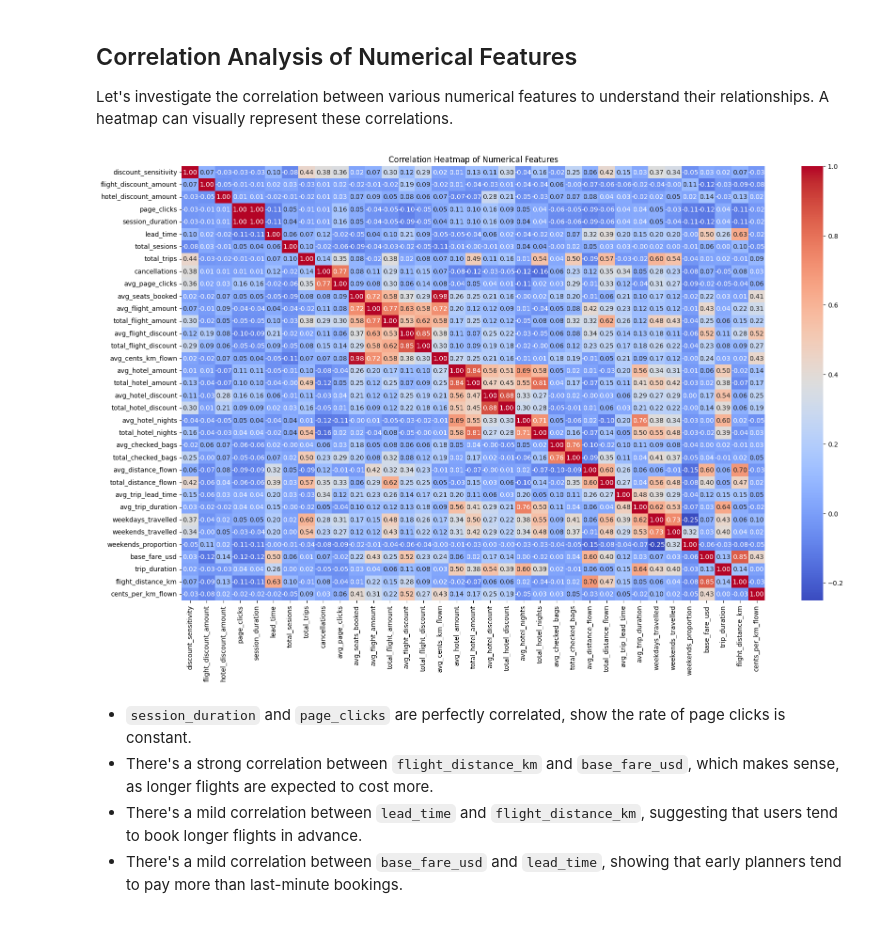
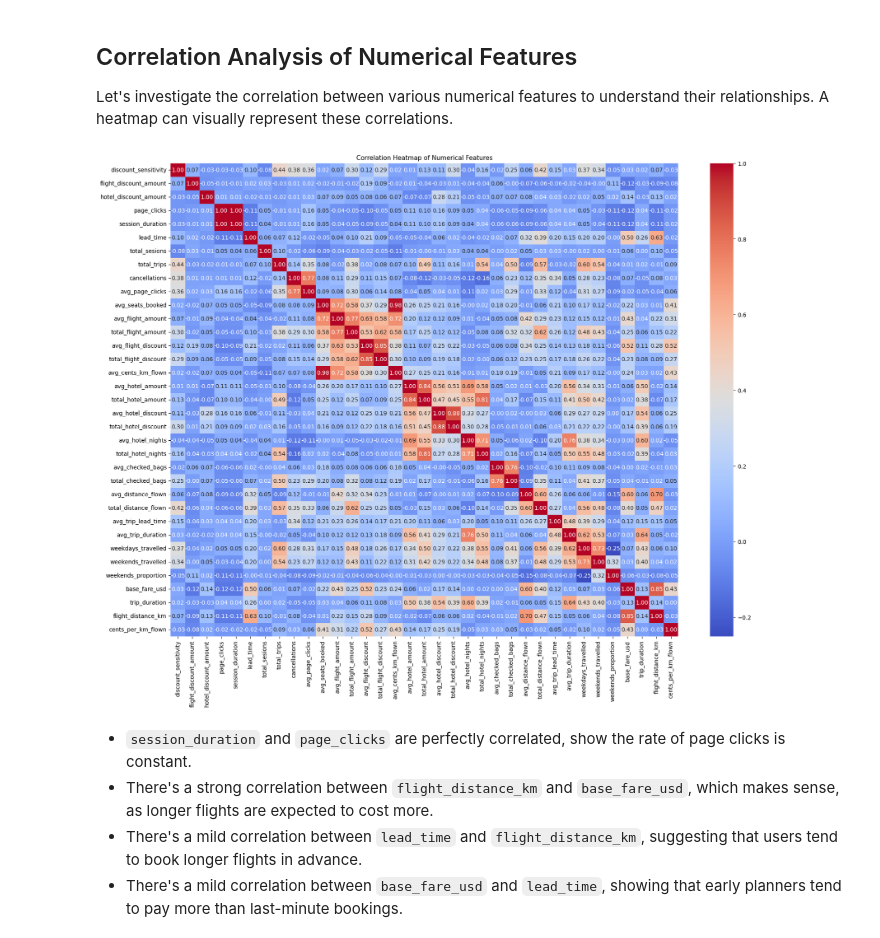
Before and after one commit to kalleoferraz/traveltida-rewards-program, a Jupyter notebook: notebooks/EDA.ipynb, the cells around one changed output. Drawn from its saved outputs; the diff is of its cells as text; code cells hidden in the pictures.

```diff
--- a/notebooks/EDA.ipynb
+++ b/notebooks/EDA.ipynb
@@ -176,35 +195,36 @@ correlation_columns = [
    'total_flight_amount',
    'avg_flight_discount',
    'total_flight_discount',
    'avg_cents_km_flown',
    'avg_hotel_amount',
    'total_hotel_amount',
    'avg_hotel_discount',
    'total_hotel_discount',
    'avg_hotel_nights',
    'total_hotel_nights',
    'avg_checked_bags',
    'total_checked_bags',
    'avg_distance_flown',
    'total_distance_flown',
    'avg_trip_lead_time',
    'avg_trip_duration',
    'weekdays_travelled',
    'weekends_travelled',
    'weekends_proportion',
    'base_fare_usd',
    'trip_duration',
    'flight_distance_km',
    'cents_per_km_flown',
 ]
 
 CorrelationHeatmap(
     df = df_merged,
     columns = correlation_columns,
-    title = 'Correlation Heatmap of Numerical Features'
+    title = 'Correlation Heatmap of Numerical Features',
+    figsize=(20, 15)
 ).plot()
 # %% [output]
-[figure, old version]
+[figure, new version]
 # %% [markdown]
 * `session_duration` and `page_clicks` are perfectly correlated, show the rate of page clicks is constant.
 * There's a strong correlation between `flight_distance_km` and `base_fare_usd`, which makes sense, as longer flights are expected to cost more.
```
Also changed, not shown: parts of 15 cells of this notebook, 7 other files.
